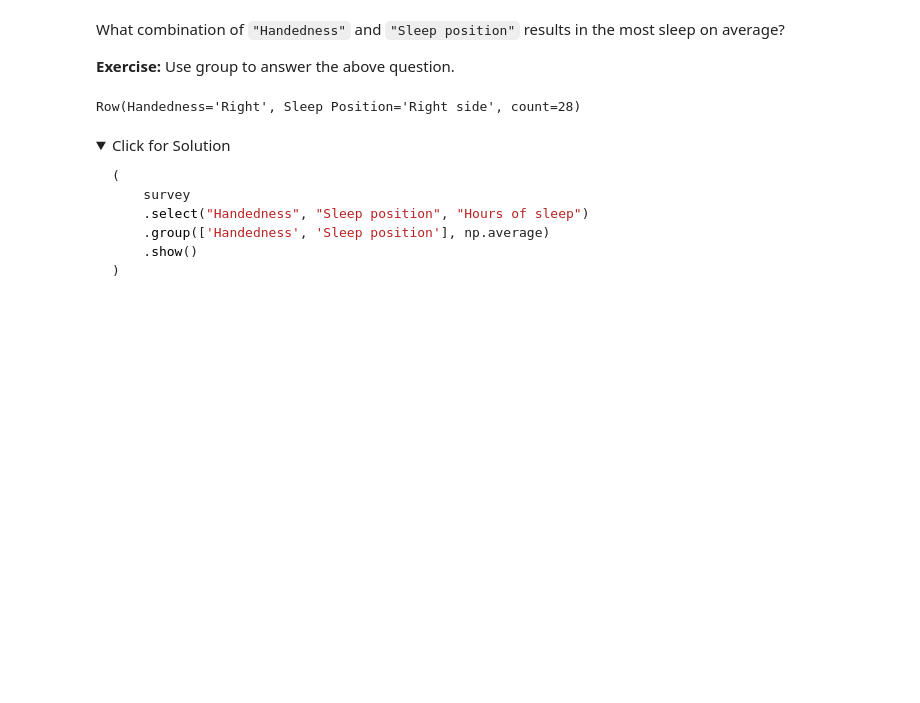
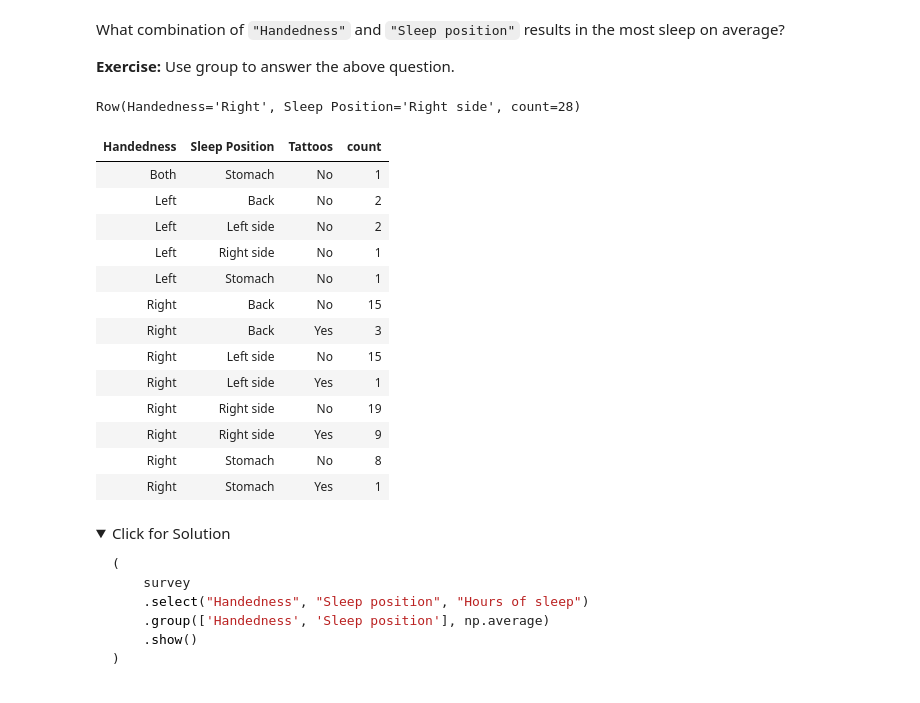
Before and after one commit to ucsb-ds/cmpsc5a-s24-students, a Jupyter notebook: lec-notebooks/lec10_pivots_joins-live.ipynb, the cells around one changed output. Saved outputs shown, nothing was run; the diff lists cells and outputs as text; code cells hidden in the pictures; folded sections open; blank space fills up the shorter version.

```diff
--- a/lec-notebooks/lec10_pivots_joins-live.ipynb
+++ b/lec-notebooks/lec10_pivots_joins-live.ipynb
@@ -568,6 +568,29 @@ handedness_sleep_position = survey.where('Handedness', are.not_equal_to('nan')).
 handedness_sleep_position.sort('count', descending = True).row(0)
 # %% [output]
 Row(Handedness='Right', Sleep Position='Right side', count=28)
+# %%
+survey.group(['Handedness', 'Sleep Position', "Tattoos"]).where('Handedness', are.not_equal_to('nan')).show() # pass in a list as our first argument into group
+# grouping by Handedness, Sleep Position, and Tattoos
+# what do I anticipate: Ambidexterous person who sleeps on their stomach and has NO tattoos
+# we can have up to 3 (handedness) * 4 (sleep position) * 2 (Tattoos) rows = 24 rows
+
+# cross classify multiple categories (2 or more)
+# pivot can only compare TWO categories
+# %% [output]
+| Handedness | Sleep Position | Tattoos | count |
+| Both | Stomach | No | 1 |
+| Left | Back | No | 2 |
+| Left | Left side | No | 2 |
+| Left | Right side | No | 1 |
+| Left | Stomach | No | 1 |
+| Right | Back | No | 15 |
+| Right | Back | Yes | 3 |
+| Right | Left side | No | 15 |
+| Right | Left side | Yes | 1 |
+| Right | Right side | No | 19 |
+| Right | Right side | Yes | 9 |
+| Right | Stomach | No | 8 |
+| Right | Stomach | Yes | 1 |
 # %% [markdown]
 <details><summary>Click for Solution</summary>
 
```
Also changed, not shown: parts of 8 cells of this notebook, 1 other file.
